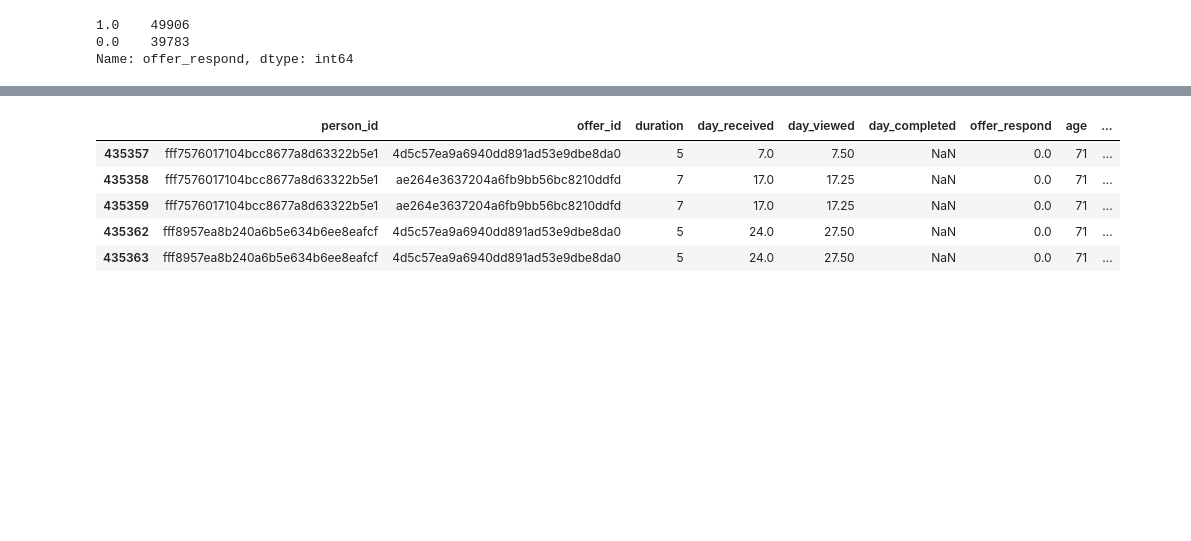
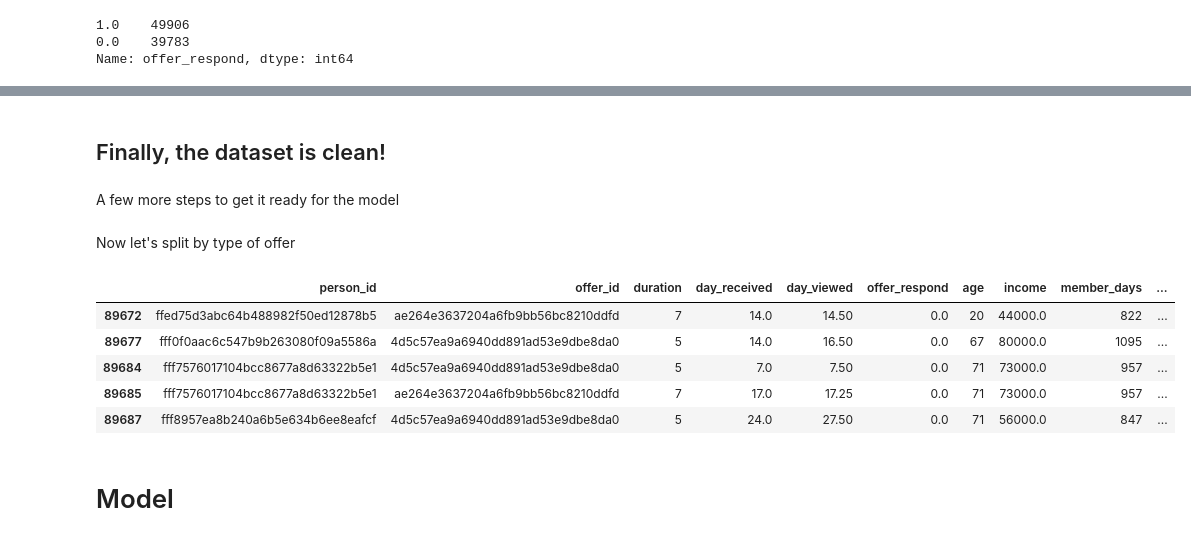
Before and after one commit to leedah/starbucks, a Jupyter notebook: Starbucks_Capstone_notebook.ipynb, the cells around one changed output, grey strips where cells are left out. Saved outputs shown, nothing was run; the diff lists cells and outputs as text; code cells hidden in the pictures; blank space fills up the shorter version.

Commit message:
Process transactions

```diff
--- a/Starbucks_Capstone_notebook.ipynb
+++ b/Starbucks_Capstone_notebook.ipynb
@@ -396,0 +398,19 @@ portfolio_clean
+# %%
+# Convert channels to categorical and then get dummies
+
+channels = portfolio['channels'].apply(pd.Series)
+channels = channels.rename(columns={0:'web',1:'email',2:'mobile',3:'social'})
+
+portfolio_clean=pd.concat([portfolio[:], channels[:]], axis=1)
+portfolio_clean['web'] = np.where(portfolio_clean['web']=='web',1,0)
+portfolio_clean['email'] = np.where(portfolio_clean['email']=='email',1,0)
+portfolio_clean['mobile'] = np.where(portfolio_clean['mobile']=='mobile',1,0)
+portfolio_clean['social'] = np.where(portfolio_clean['social']=='social',1,0)
+
+portfolio_clean=portfolio_clean.drop('channels',axis=1)
+
+#portfolio_clean #bug in 1st row
+
+
+portfolio_clean.rename(columns={'id':'offer_id'}, inplace=True)
+portfolio_clean
@@ -566,12 +606,8 @@ offers_all['offer_respond'].value_counts()
 Name: offer_respond, dtype: int64
 # %%
 # Merge back with df to get the rest of the information
-df_responded = pd.merge(offers_all, df, on=['person_id','offer_id'])
-
-# Remove columns we don't need
-df_responded = df_responded.drop(['offer completed', 'offer received', 'offer viewed',
-                                      'time','duration_y','transaction','amount'], axis=1)
-df_responded.rename(columns={'duration_x': 'duration'}, inplace=True)
-df_responded.head()
+df = pd.merge(offers_all, profile_clean, on='person_id', how="left")
+df.head()
+# df['offer_respond'].value_counts()
 # %% [output]
 |  | person_id | offer_id | duration | day_received | day_viewed | day_completed | offer_respond | age | ... |
@@ -582,0 +628,8 @@ df_responded.head()
+# %%
+# portfolio = df[df['offer_type']=='bogo'].copy()
+
+df = pd.merge(df, portfolio_clean, on='offer_id', how="left")
+df = df.drop("duration_y",axis=1)
+df.rename(columns={'duration_x': 'duration'}, inplace=True)
+
+df.head()
@@ -583,3 +643,12 @@ df_responded.head()
+# %% [markdown]
+## Finally, the dataset is clean!
+# %% [markdown]
+A few more steps to get it ready for the model
+# %%
+# Drop column as it has NaN values
+df = df.drop("day_completed",axis=1)
+# %% [markdown]
+Now let's split by type of offer
 # %%
 # Split by offer, this time we have offeres the customer resonded to by type
 
@@ -589,9 +658,9 @@ informational_responded = df_responded[df_responded['offer_type']=='informationa
 # %%
-bogo_responded.tail()
+bogo.tail()
 # %% [output]
-|  | person_id | offer_id | duration | day_received | day_viewed | day_completed | offer_respond | age | ... |
-| 435357 | fff7576017104bcc8677a8d63322b5e1 | 4d5c57ea9a6940dd891ad53e9dbe8da0 | 5 | 7.0 | 7.50 | NaN | 0.0 | 71 | ... |
-| 435358 | fff7576017104bcc8677a8d63322b5e1 | ae264e3637204a6fb9bb56bc8210ddfd | 7 | 17.0 | 17.25 | NaN | 0.0 | 71 | ... |
-| 435359 | fff7576017104bcc8677a8d63322b5e1 | ae264e3637204a6fb9bb56bc8210ddfd | 7 | 17.0 | 17.25 | NaN | 0.0 | 71 | ... |
-| 435362 | fff8957ea8b240a6b5e634b6ee8eafcf | 4d5c57ea9a6940dd891ad53e9dbe8da0 | 5 | 24.0 | 27.50 | NaN | 0.0 | 71 | ... |
-| 435363 | fff8957ea8b240a6b5e634b6ee8eafcf | 4d5c57ea9a6940dd891ad53e9dbe8da0 | 5 | 24.0 | 27.50 | NaN | 0.0 | 71 | ... |
+|  | person_id | offer_id | duration | day_received | day_viewed | offer_respond | age | income | member_days | ... |
+| 89672 | ffed75d3abc64b488982f50ed12878b5 | ae264e3637204a6fb9bb56bc8210ddfd | 7 | 14.0 | 14.50 | 0.0 | 20 | 44000.0 | 822 | ... |
+| 89677 | fff0f0aac6c547b9b263080f09a5586a | 4d5c57ea9a6940dd891ad53e9dbe8da0 | 5 | 14.0 | 16.50 | 0.0 | 67 | 80000.0 | 1095 | ... |
+| 89684 | fff7576017104bcc8677a8d63322b5e1 | 4d5c57ea9a6940dd891ad53e9dbe8da0 | 5 | 7.0 | 7.50 | 0.0 | 71 | 73000.0 | 957 | ... |
+| 89685 | fff7576017104bcc8677a8d63322b5e1 | ae264e3637204a6fb9bb56bc8210ddfd | 7 | 17.0 | 17.25 | 0.0 | 71 | 73000.0 | 957 | ... |
+| 89687 | fff8957ea8b240a6b5e634b6ee8eafcf | 4d5c57ea9a6940dd891ad53e9dbe8da0 | 5 | 24.0 | 27.50 | 0.0 | 71 | 56000.0 | 847 | ... |
@@ -597,0 +672,2 @@ bogo_responded.tail()
+# %% [markdown]
+# Model
```
Also changed, not shown: parts of 26 cells of this notebook.
